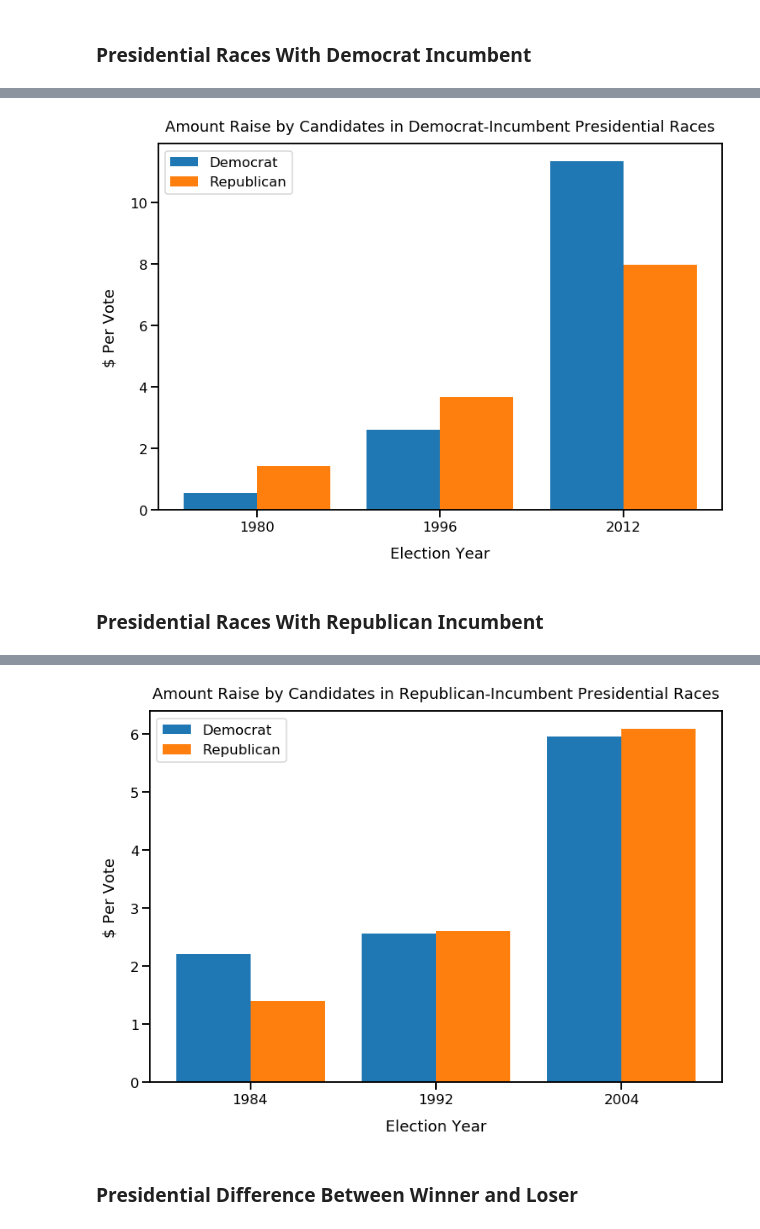
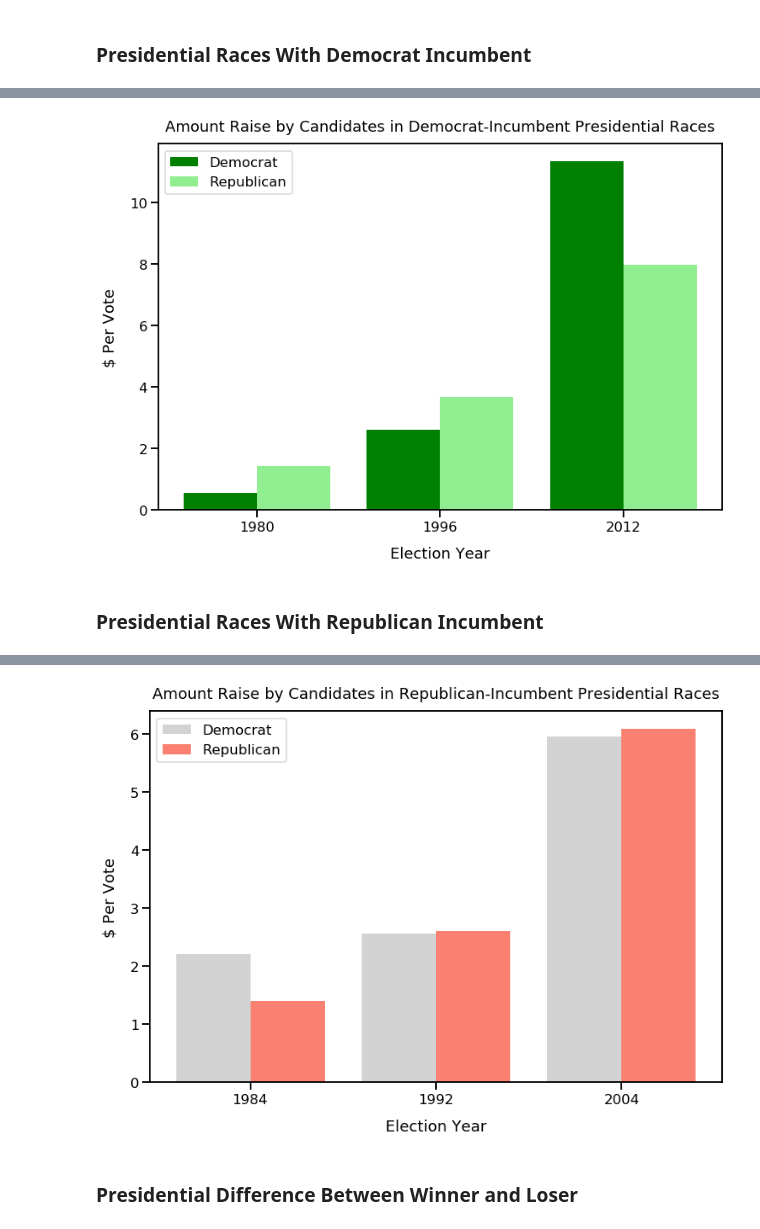
Before and after one commit to MichaelSzczepaniak/CampaignFinance, a Jupyter notebook: ExploreCampaignFinance.ipynb, the cells around one changed output, grey strips where cells are left out. Saved outputs shown, nothing was run; the diff lists cells and outputs as text; code cells hidden in the pictures.

```diff
--- a/ExploreCampaignFinance.ipynb
+++ b/ExploreCampaignFinance.ipynb
@@ -478,8 +480,9 @@ fig, ax = plt.subplots(figsize=(12,8))
 bar_width = 0.4
 x = np.arange(len(df_pres_dem_inc.index.unique()))
 
-b1 = ax.bar(x, df_pres_dem_inc['RaisePerVote1'], width=bar_width, label="Democrat")
-b2 = ax.bar(x + bar_width, df_pres_dem_inc['RaisePerVote2'], width=bar_width, label="Republican")
+b1 = ax.bar(x, df_pres_dem_inc['RaisePerVote1'], width=bar_width, color='green', label="Democrat")
+b2 = ax.bar(x + bar_width, df_pres_dem_inc['RaisePerVote2'], width=bar_width,
+            color='lightgreen', label="Republican")
 # set the x-axis labels to the year of the election
 ax.set_xticks(x + bar_width / 2)  # so labels are in the center of the grouping
 ax.set_xticklabels(df_pres_dem_inc.index.unique())
@@ -492,7 +495,7 @@ ax.set_title("Amount Raise by Candidates in Democrat-Incumbent Presidential Race
 
 plt.show()
 # %% [output]
-[figure, old version]
+[figure, new version]
 # %% [markdown]
 ### Presidential Races With Republican Incumbent
 # %%
@@ -509,24 +512,25 @@ df_pres_rep_inc
 # %%
 fig, ax = plt.subplots(figsize=(12,8))
 
 bar_width = 0.4
 x = np.arange(len(df_pres_rep_inc.index.unique()))
 
-b1 = ax.bar(x, df_pres_rep_inc['RaisePerVote1'], width=bar_width, label="Democrat")
-b2 = ax.bar(x + bar_width, df_pres_rep_inc['RaisePerVote2'], width=bar_width, label="Republican")
+b1 = ax.bar(x, df_pres_rep_inc['RaisePerVote1'], width=bar_width, color='lightgrey', label="Democrat")
+b2 = ax.bar(x + bar_width, df_pres_rep_inc['RaisePerVote2'], width=bar_width,
+            color='salmon', label="Republican")
 # set the x-axis labels to the year of the election
 ax.set_xticks(x + bar_width / 2)  # so labels are in the center of the grouping
 ax.set_xticklabels(df_pres_rep_inc.index.unique())
 
 ax.legend()
 
 ax.set_xlabel("Election Year", labelpad=15)
 ax.set_ylabel("$ Per Vote", labelpad=15)
 ax.set_title("Amount Raise by Candidates in Republican-Incumbent Presidential Races", pad=15)
 
 plt.show()
 # %% [output]
-[figure, old version]
+[figure, new version]
 # %% [markdown]
 ### Presidential Difference Between Winner and Loser
 # %%
```
Also changed, not shown: parts of 44 cells of this notebook, 1 other file.
